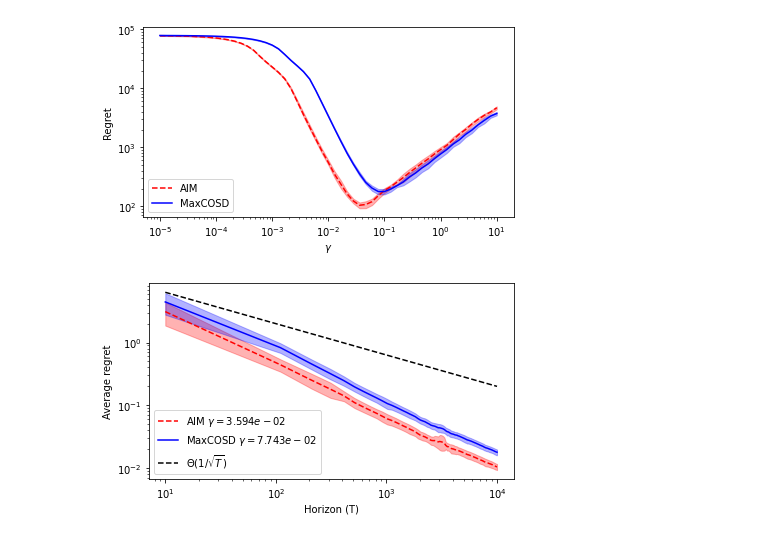
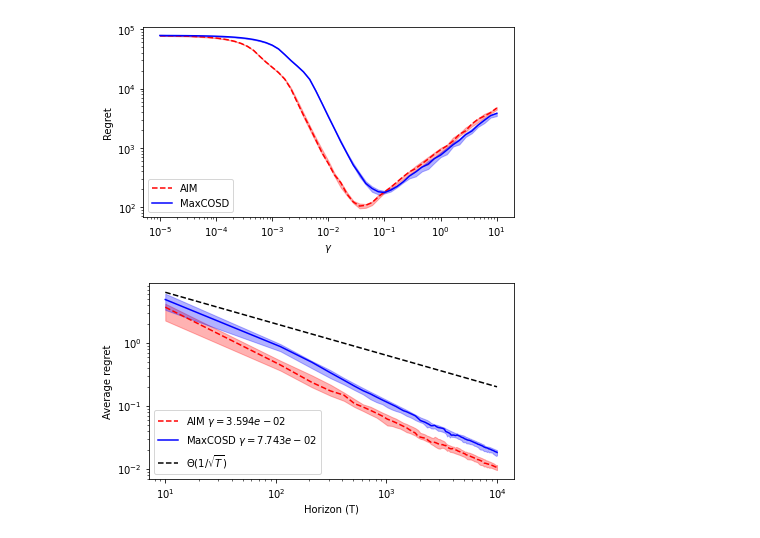
Before and after one commit to Califrais/newsvendor_tester, a Jupyter notebook: synthetic_experiments/nonperishable_comparison_1.ipynb, the cells around one changed output. Cells and saved outputs as stored; diff of their text form; code cells hidden in the pictures.

```diff
--- a/synthetic_experiments/nonperishable_comparison_1.ipynb
+++ b/synthetic_experiments/nonperishable_comparison_1.ipynb
@@ -93,25 +95,27 @@ plt.show()
 # %%
 aim_gamma_index_opt = np.argmin(cum_losses[0,1:len(list_gamma)+1,-1])+1
 cosd_gamma_index_opt = np.argmin(cum_losses[0,1*len(list_gamma)+1:2*len(list_gamma)+1,-1])+1*len(list_gamma)+1
 colors = {aim_gamma_index_opt:"red", cosd_gamma_index_opt:"blue"}
 linestyles = {aim_gamma_index_opt:"--", cosd_gamma_index_opt:"-"}
 
 plt.figure(figsize=(6,3.5))
 
 for i in [aim_gamma_index_opt, cosd_gamma_index_opt] :
-    y = np.mean(cum_losses[:,i,:]-cum_losses[:,0,:],axis=0)
-    std = np.std(cum_losses[:,i,:]-cum_losses[:,0,:],axis=0)
-    plt.loglog(horizons, y/horizons,label=algs[i-1], color=colors[i],linestyle=linestyles[i])
-    plt.fill_between(horizons, (y-std)/horizons,(y+std)/horizons, color=colors[i], alpha=0.3)
+    y = np.median(cum_losses[:,i,:]-cum_losses[:,0,:],axis=0)
+    y_q20 = np.quantile(cum_losses[:,i,:]-cum_losses[:,0,:],q=0.2, axis=0)
+    y_q80 = np.quantile(cum_losses[:,i,:]-cum_losses[:,0,:],q=0.8, axis=0)
+    plt.loglog(horizons, y/horizons,label=algs[i-1], color=colors[i], linestyle=linestyles[i])
+    plt.fill_between(horizons, y_q20/horizons,y_q80/horizons, color=colors[i], alpha=0.3)
+
 #plt.axhline(0,color="k")
 plt.loglog(horizons,20/np.sqrt(horizons),"--",color="k",label=r"$\Theta(1/\sqrt{T})$")
 #plt.plot(horizons,np.sqrt(horizons)*D/(4*np.sqrt(2)),"x",color="k",label="theoretical lower bound")
 plt.ylabel("Average regret")
 plt.xlabel("Horizon (T)")
 plt.legend(loc="lower left")
 #plt.ticklabel_format(axis='y', style='sci', scilimits=(0,0))
 plt.tight_layout()
-plt.savefig("images/nonperish_regret_1.png", dpi=300)
+plt.savefig("images/nonperish_avgregret_1.png", dpi=300)
 plt.show()
 # %% [output]
-[figure, old version]
+[figure, new version]
```
Also changed, not shown: parts of 1 cell of this notebook, 13 other files.
